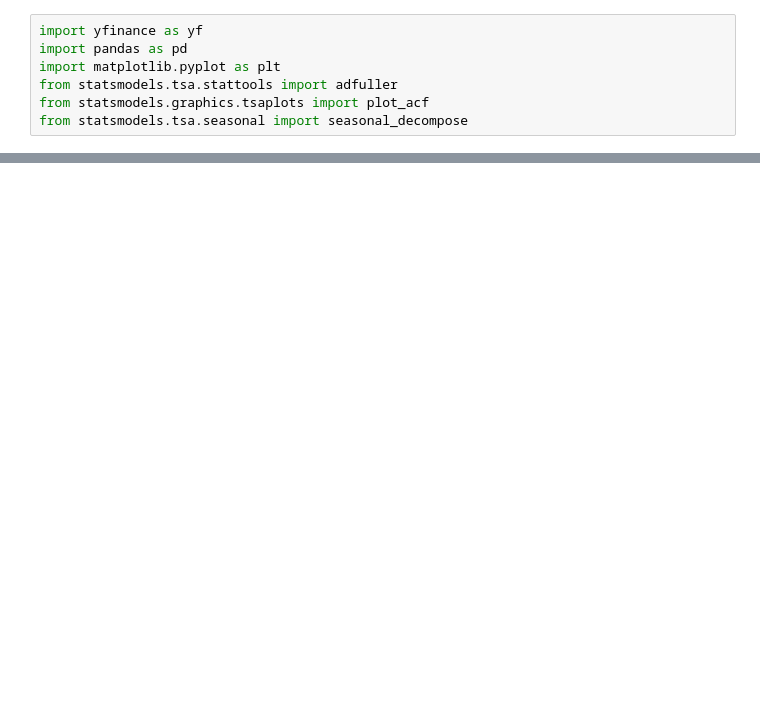
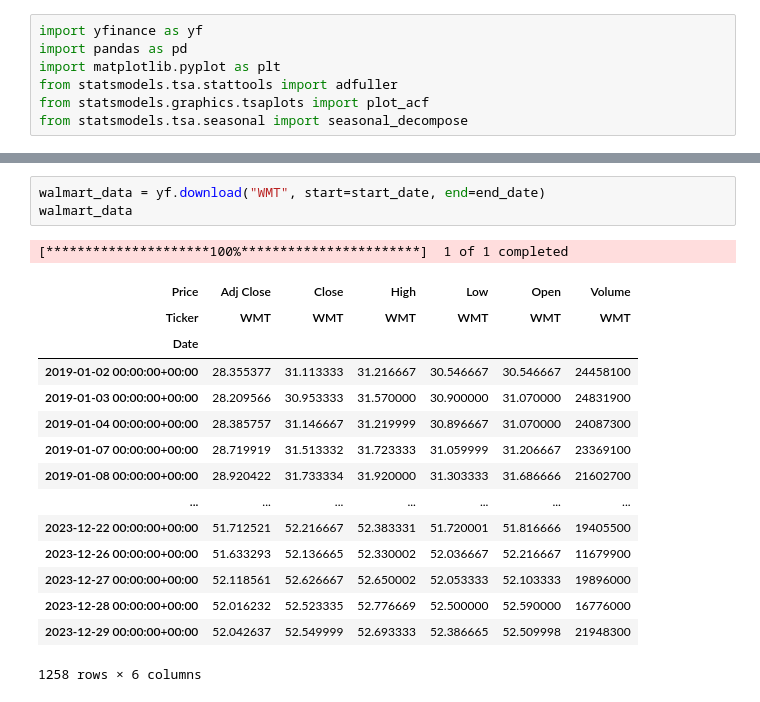
Before and after one commit to julihocc/ebac-cientifico-datos, a Jupyter notebook: S09-Modelling/M54-time-series/module-54-exercise.ipynb, the cells around one changed output, grey strips where cells are left out. Cells and saved outputs as stored; diff of their text form; blank space fills up the shorter version.

```diff
--- a/S09-Modelling/M54-time-series/module-54-exercise.ipynb
+++ b/S09-Modelling/M54-time-series/module-54-exercise.ipynb
@@ -17,3 +36,23 @@ walmart_data = yf.download("WMT", start=start_date, end=end_date)
+# %%
+walmart_data = yf.download("WMT", start=start_date, end=end_date)
+walmart_data
+# %% [output]
+[*********************100%***********************]  1 of 1 completed
+| Price | Adj Close | Close | High | Low | Open | Volume |
+| Ticker | WMT | WMT | WMT | WMT | WMT | WMT |
+| Date |  |  |  |  |  |  |
+| 2019-01-02 00:00:00+00:00 | 28.355377 | 31.113333 | 31.216667 | 30.546667 | 30.546667 | 24458100 |
+| 2019-01-03 00:00:00+00:00 | 28.209566 | 30.953333 | 31.570000 | 30.900000 | 31.070000 | 24831900 |
+| 2019-01-04 00:00:00+00:00 | 28.385757 | 31.146667 | 31.219999 | 30.896667 | 31.070000 | 24087300 |
+| 2019-01-07 00:00:00+00:00 | 28.719919 | 31.513332 | 31.723333 | 31.059999 | 31.206667 | 23369100 |
+| 2019-01-08 00:00:00+00:00 | 28.920422 | 31.733334 | 31.920000 | 31.303333 | 31.686666 | 21602700 |
+| ... | ... | ... | ... | ... | ... | ... |
+| 2023-12-22 00:00:00+00:00 | 51.712521 | 52.216667 | 52.383331 | 51.720001 | 51.816666 | 19405500 |
+| 2023-12-26 00:00:00+00:00 | 51.633293 | 52.136665 | 52.330002 | 52.036667 | 52.216667 | 11679900 |
+| 2023-12-27 00:00:00+00:00 | 52.118561 | 52.626667 | 52.650002 | 52.053333 | 52.103333 | 19896000 |
+| 2023-12-28 00:00:00+00:00 | 52.016232 | 52.523335 | 52.776669 | 52.500000 | 52.590000 | 16776000 |
+| 2023-12-29 00:00:00+00:00 | 52.042637 | 52.549999 | 52.693333 | 52.386665 | 52.509998 | 21948300 |
+1258 rows × 6 columns
 # %%
 # Step 2: Correlation Analysis
 
```
Also changed, not shown: parts of 15 cells of this notebook, 2 other files.
